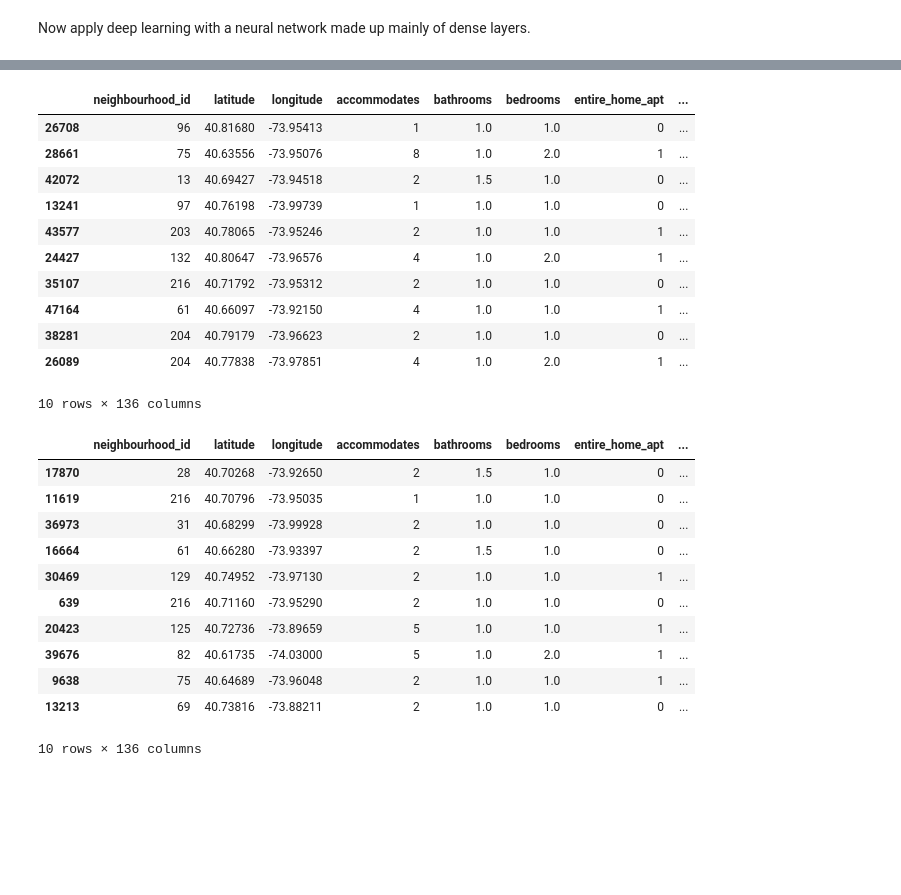
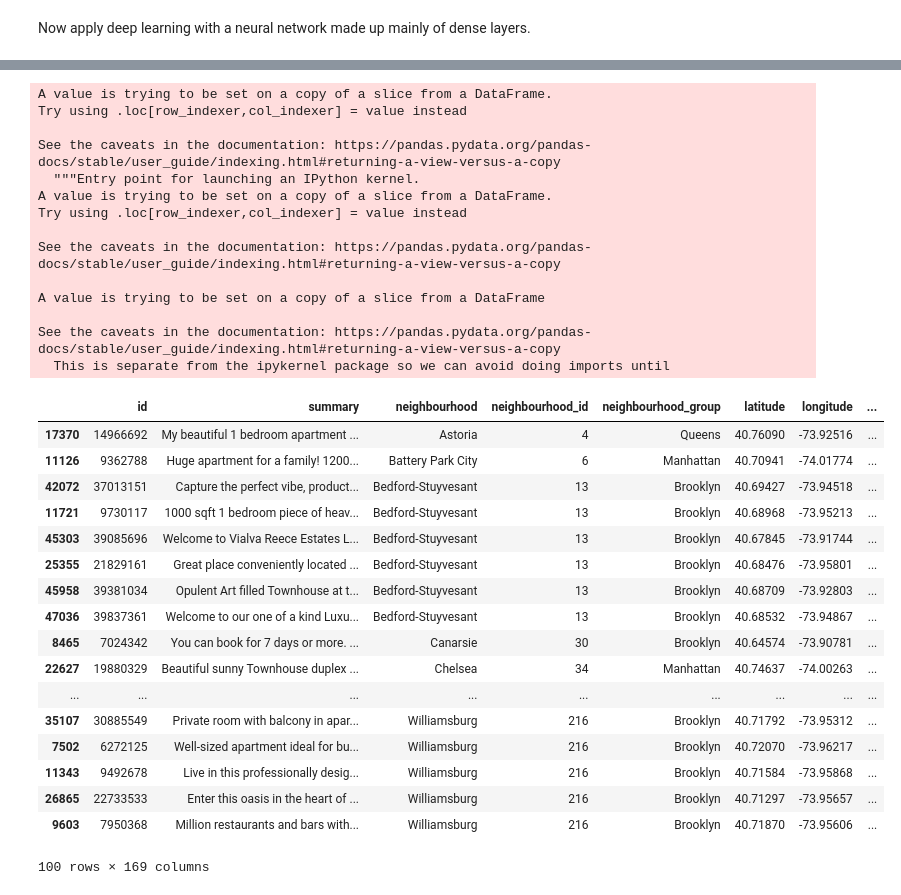
Before and after one commit to bruceplai/ml-capstone, a Jupyter notebook: airbnb.ipynb, the cells around one changed output, grey strips where cells are left out. Drawn from its saved outputs; the diff is of its cells as text; code cells hidden in the pictures; blank space fills up the shorter version.

Commit message:
More absolute error analysis

```diff
--- a/airbnb.ipynb
+++ b/airbnb.ipynb
@@ -10,6 +10,7 @@ import numpy as np
 import matplotlib.pyplot as plt
 import math
 
+pd.set_option('display.max_rows', 100)
 %matplotlib inline
 listings_df = pd.read_csv('listings.csv.gz')
 # %% [markdown]
@@ -1280,7 +1281,7 @@ features = features.drop(['review_scores_rating'], axis=1)
 features = features.drop(['summary', 'summary_bigram', 'summary_trigram', 'amenities'], axis=1)
 
 # features = features.drop(['accommodates'], axis=1)
-# features = features.drop(['neighbourhood_id'], axis=1)
+features = features.drop(['neighbourhood_id'], axis=1)
 # %%
 X_base = features.drop([
     'price_year_avg', 'price_winter_avg', 'price_spring_avg', 'price_summer_avg', 'price_fall_avg',
@@ -1458,8 +1459,11 @@ for combo in combo_list:
     print('Gradient boost MAE:', mean_absolute_error(y_test, clf.predict(X_test)))
 
     if combo[2] == 'price_year_avg':
-        test_results = X_test.copy()
-        test_results['price_year_avg'] = y
+        merge_train, test_results, merge_y_train, merge_y_test = train_test_split(
+            listings_merge, y, test_size=.25, random_state=42, shuffle=True
+        )
+#         test_results = X_test.copy()
+#         test_results['price_year_avg'] = y
         test_results['predicted_price_year_avg'] = clf.predict(X_test)
 # %% [output]
 Target label: price_year_avg
@@ -1566,34 +1577,40 @@ Neural network MAE: 38.79090281872088
 # %%
 test_results['price_year_avg_error'] = test_results.predicted_price_year_avg - test_results.price_year_avg
 test_results['price_year_avg_error_abs'] = test_results.price_year_avg_error.abs()
-test_results.sort_values(by="price_year_avg_error_abs", ascending=False, inplace=True)
+test_results.sort_values(by=["price_year_avg_error_abs"], ascending=False, inplace=True)
+# %% [output]
+A value is trying to be set on a copy of a slice from a DataFrame.
+Try using .loc[row_indexer,col_indexer] = value instead
+
+See the caveats in the documentation: https://pandas.pydata.org/pandas-docs/stable/user_guide/indexing.html#returning-a-view-versus-a-copy
+  """Entry point for launching an IPython kernel.
+A value is trying to be set on a copy of a slice from a DataFrame.
+Try using .loc[row_indexer,col_indexer] = value instead
+
+See the caveats in the documentation: https://pandas.pydata.org/pandas-docs/stable/user_guide/indexing.html#returning-a-view-versus-a-copy
+
+A value is trying to be set on a copy of a slice from a DataFrame
+
+See the caveats in the documentation: https://pandas.pydata.org/pandas-docs/stable/user_guide/indexing.html#returning-a-view-versus-a-copy
+  This is separate from the ipykernel package so we can avoid doing imports until
-# %%
-test_results.head(10)
-# %% [output]
-|  | neighbourhood_id | latitude | longitude | accommodates | bathrooms | bedrooms | entire_home_apt | ... |
-| 26708 | 96 | 40.81680 | -73.95413 | 1 | 1.0 | 1.0 | 0 | ... |
-| 28661 | 75 | 40.63556 | -73.95076 | 8 | 1.0 | 2.0 | 1 | ... |
-| 42072 | 13 | 40.69427 | -73.94518 | 2 | 1.5 | 1.0 | 0 | ... |
-| 13241 | 97 | 40.76198 | -73.99739 | 1 | 1.0 | 1.0 | 0 | ... |
-| 43577 | 203 | 40.78065 | -73.95246 | 2 | 1.0 | 1.0 | 1 | ... |
-| 24427 | 132 | 40.80647 | -73.96576 | 4 | 1.0 | 2.0 | 1 | ... |
-| 35107 | 216 | 40.71792 | -73.95312 | 2 | 1.0 | 1.0 | 0 | ... |
-| 47164 | 61 | 40.66097 | -73.92150 | 4 | 1.0 | 1.0 | 1 | ... |
-| 38281 | 204 | 40.79179 | -73.96623 | 2 | 1.0 | 1.0 | 0 | ... |
-| 26089 | 204 | 40.77838 | -73.97851 | 4 | 1.0 | 2.0 | 1 | ... |
-10 rows × 136 columns
-# %%
-test_results.tail(10)
-# %% [output]
-|  | neighbourhood_id | latitude | longitude | accommodates | bathrooms | bedrooms | entire_home_apt | ... |
-| 17870 | 28 | 40.70268 | -73.92650 | 2 | 1.5 | 1.0 | 0 | ... |
-| 11619 | 216 | 40.70796 | -73.95035 | 1 | 1.0 | 1.0 | 0 | ... |
-| 36973 | 31 | 40.68299 | -73.99928 | 2 | 1.0 | 1.0 | 0 | ... |
-| 16664 | 61 | 40.66280 | -73.93397 | 2 | 1.5 | 1.0 | 0 | ... |
-| 30469 | 129 | 40.74952 | -73.97130 | 2 | 1.0 | 1.0 | 1 | ... |
-| 639 | 216 | 40.71160 | -73.95290 | 2 | 1.0 | 1.0 | 0 | ... |
-| 20423 | 125 | 40.72736 | -73.89659 | 5 | 1.0 | 1.0 | 1 | ... |
-| 39676 | 82 | 40.61735 | -74.03000 | 5 | 1.0 | 2.0 | 1 | ... |
-| 9638 | 75 | 40.64689 | -73.96048 | 2 | 1.0 | 1.0 | 1 | ... |
-| 13213 | 69 | 40.73816 | -73.88211 | 2 | 1.0 | 1.0 | 0 | ... |
-10 rows × 136 columns
+# %%
+test_results.head(100).sort_values(by=["neighbourhood"])
+# %% [output]
+|  | id | summary | neighbourhood | neighbourhood_id | neighbourhood_group | latitude | longitude | ... |
+| 17370 | 14966692 | My beautiful 1 bedroom apartment ... | Astoria | 4 | Queens | 40.76090 | -73.92516 | ... |
+| 11126 | 9362788 | Huge apartment for a family! 1200... | Battery Park City | 6 | Manhattan | 40.70941 | -74.01774 | ... |
+| 42072 | 37013151 | Capture the perfect vibe, product... | Bedford-Stuyvesant | 13 | Brooklyn | 40.69427 | -73.94518 | ... |
+| 11721 | 9730117 | 1000 sqft 1 bedroom piece of heav... | Bedford-Stuyvesant | 13 | Brooklyn | 40.68968 | -73.95213 | ... |
+| 45303 | 39085696 | Welcome to Vialva Reece Estates L... | Bedford-Stuyvesant | 13 | Brooklyn | 40.67845 | -73.91744 | ... |
+| 25355 | 21829161 | Great place conveniently located ... | Bedford-Stuyvesant | 13 | Brooklyn | 40.68476 | -73.95801 | ... |
+| 45958 | 39381034 | Opulent Art filled Townhouse at t... | Bedford-Stuyvesant | 13 | Brooklyn | 40.68709 | -73.92803 | ... |
+| 47036 | 39837361 | Welcome to our one of a kind Luxu... | Bedford-Stuyvesant | 13 | Brooklyn | 40.68532 | -73.94867 | ... |
+| 8465 | 7024342 | You can book for 7 days or more. ... | Canarsie | 30 | Brooklyn | 40.64574 | -73.90781 | ... |
+| 22627 | 19880329 | Beautiful sunny Townhouse duplex ... | Chelsea | 34 | Manhattan | 40.74637 | -74.00263 | ... |
+| ... | ... | ... | ... | ... | ... | ... | ... | ... |
+| 35107 | 30885549 | Private room with balcony in apar... | Williamsburg | 216 | Brooklyn | 40.71792 | -73.95312 | ... |
+| 7502 | 6272125 | Well-sized apartment ideal for bu... | Williamsburg | 216 | Brooklyn | 40.72070 | -73.96217 | ... |
+| 11343 | 9492678 | Live in this professionally desig... | Williamsburg | 216 | Brooklyn | 40.71584 | -73.95868 | ... |
+| 26865 | 22733533 | Enter this oasis in the heart of ... | Williamsburg | 216 | Brooklyn | 40.71297 | -73.95657 | ... |
+| 9603 | 7950368 | Million restaurants and bars with... | Williamsburg | 216 | Brooklyn | 40.71870 | -73.95606 | ... |
+100 rows × 169 columns
```
Also changed, not shown: parts of 9 cells of this notebook.
